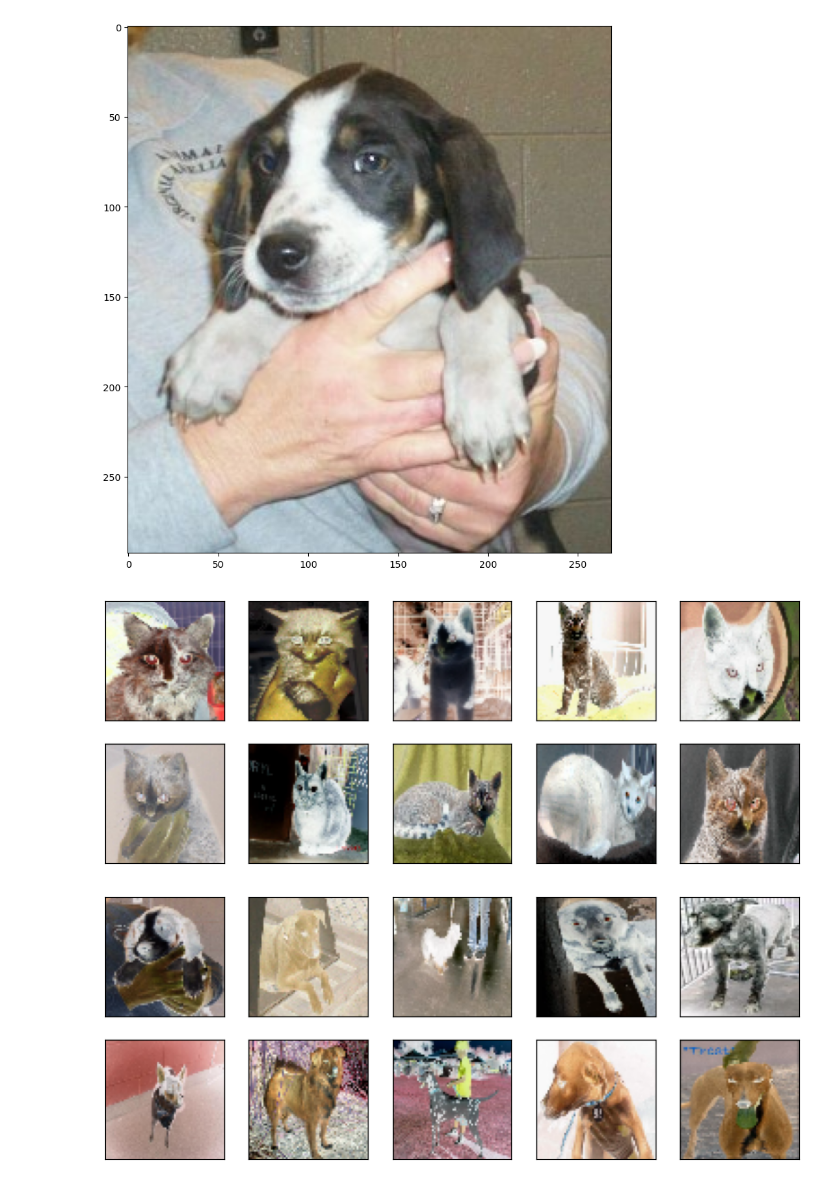
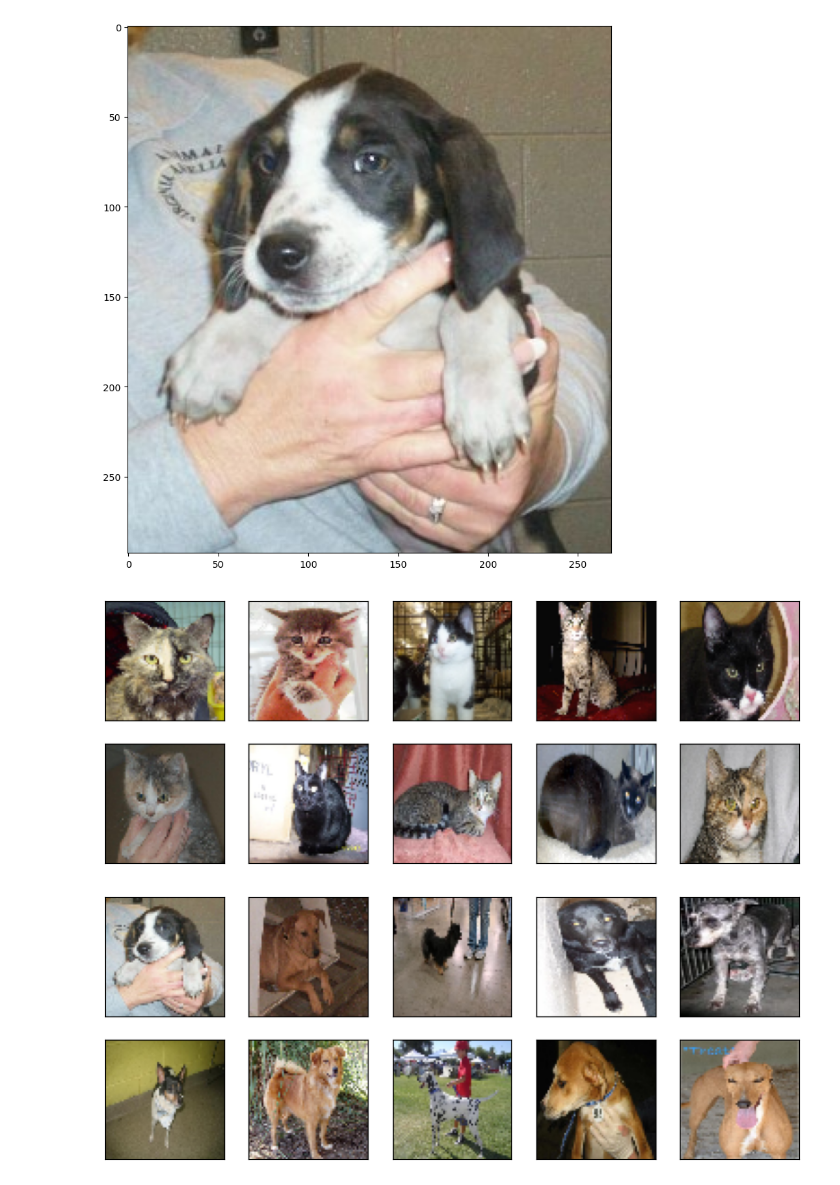
Before and after one commit to KofiSmith/Machine-learning-, a Jupyter notebook: DL Study/Untitled1.ipynb, the cells around one changed output. Drawn from its saved outputs; the diff is of its cells as text; code cells hidden in the pictures.

Commit message:
Converted the image colors from RGB to BRG using cv2.cvtColor()

```diff
--- a/DL Study/Untitled1.ipynb
+++ b/DL Study/Untitled1.ipynb
@@ -43,34 +43,36 @@ ax.imshow(img_mlp)
 # %%
 plt.figure(figsize=(10,10))
 target_size=(64,64)
 
 for i in range(10):
    plt.subplot(5,5, i+1)
    img = cv2.imread(Cats[i])
    #Cat = cv2.resize(Cat[i], None, fx=0.25, fy=0.25)
    #Resize the image - dsize is calculated from fx and fy
    Cat = cv2.resize(img, target_size)
-   Cat = cv2.bitwise_not(Cat)
+   #Cat = cv2.bitwise_not(Cat)
+   Dog = cv2.cvtColor(Dog, cv2.COLOR_RGB2BGR)
    plt.xticks([])
    plt.yticks([])
    plt.grid(True)
    plt.imshow(Cat)
    #plt.xlabel(class_name[Cat])
 # %% [output]
-[figure, old version]
+[figure, new version]
 # %%
 plt.figure(figsize=(10,10))
 for i in range(10):
     plt.subplot(5,5, i+1)
     img = cv2.imread(Dogs[i])
     Dog = cv2.resize(img, target_size)
-    Dog = cv2.bitwise_not(Dog)
+    #Dog = cv2.bitwise_not(Dog)
+    Dog = cv2.cvtColor(Dog, cv2.COLOR_RGB2BGR)
     plt.xticks([])
     plt.yticks([])
     plt.grid(True)
     plt.imshow(Dog)
 # %% [output]
-[figure, old version]
+[figure, new version]
 # %%
 
 #Arrays to contain the images
```
Also changed, not shown: parts of 1 cell of this notebook.
